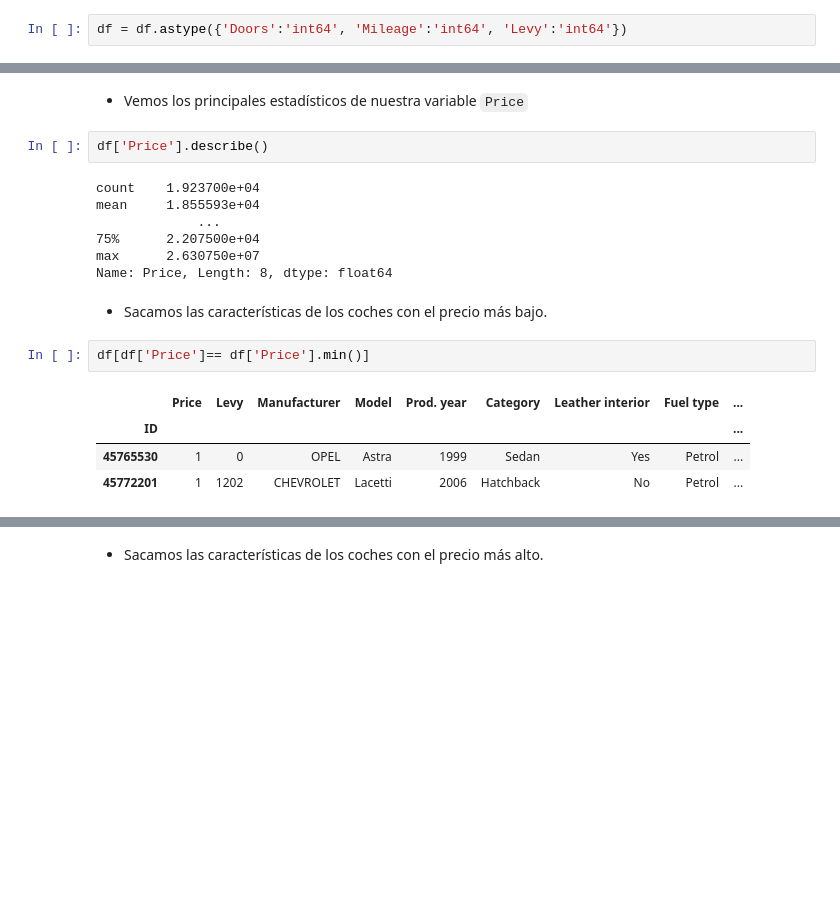
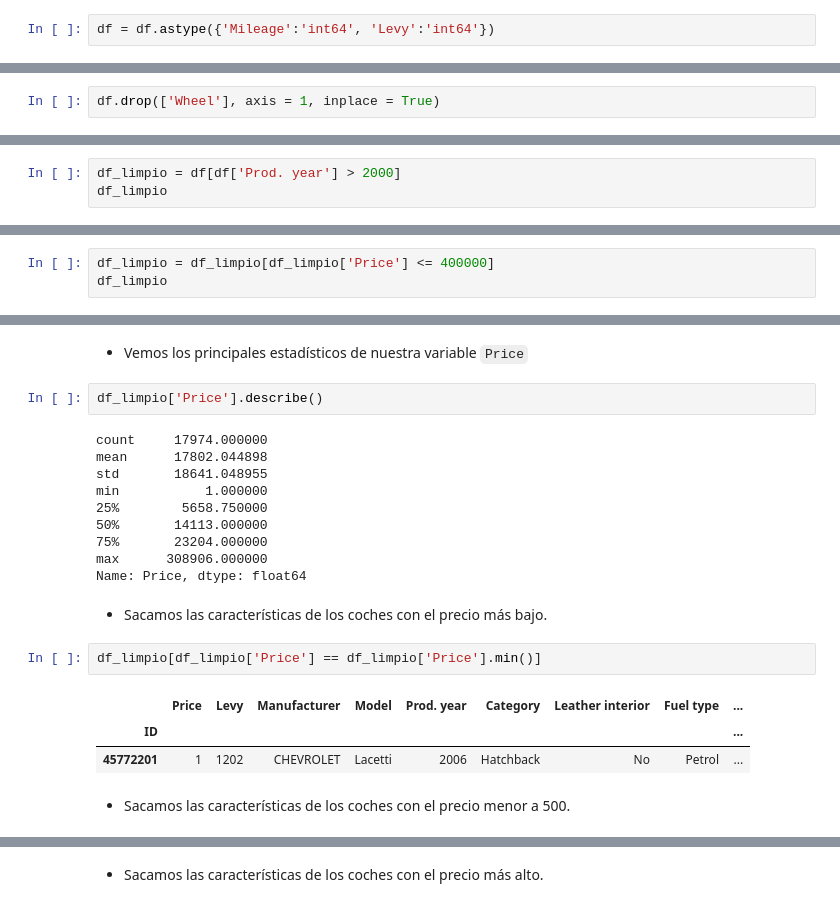
Before and after one commit to Adalab/DA-PROMO-B-MODULO-3-SPRINT-1-ANAIS-ARIANA, a Jupyter notebook: regresion_lineal/regresion_lineal_1.ipynb, the cells around one changed output, grey strips where cells are left out. Saved outputs shown, nothing was run; the diff lists cells and outputs as text; blank space fills up the shorter version.

```diff
--- a/regresion_lineal/regresion_lineal_1.ipynb
+++ b/regresion_lineal/regresion_lineal_1.ipynb
@@ -154,5 +157,5 @@ array(['1399', '1018', '0', '862', '446', '891', '761', '751', '394',
 # %%
-df = df.astype({'Doors':'int64', 'Mileage':'int64', 'Levy':'int64'})
+df = df.astype({'Mileage':'int64', 'Levy':'int64'})
 # %% [markdown]
 - Verificamos que se haya hecho el cambio de tipo de datos correctamente para las columnas 'Doors', 'Milage' y 'Levy'.
 # %%
@@ -178,3 +183,5 @@ memory usage: 2.6+ MB
+# %%
+df.drop(['Wheel'], axis = 1, inplace = True)
 # %% [markdown]
 - Vemos el número de filas y columnas del dataframe
 # %%
@@ -252,0 +276,3 @@ plt.show()
+# %%
+df_limpio = df[df['Prod. year'] > 2000]
+df_limpio
@@ -252,0 +322,3 @@ plt.show()
+# %%
+df_limpio = df_limpio[df_limpio['Price'] <= 400000]
+df_limpio
@@ -259,20 +370,24 @@ Por lo tanto, nuestra variable respuesta será `price` y el resto las predictora
 # %% [markdown]
 - Vemos los principales estadísticos de nuestra variable `Price`
 # %%
-df['Price'].describe()
+df_limpio['Price'].describe()
 # %% [output]
-count    1.923700e+04
-mean     1.855593e+04
-             ...
-75%      2.207500e+04
-max      2.630750e+07
-Name: Price, Length: 8, dtype: float64
+count     17974.000000
+mean      17802.044898
+std       18641.048955
+min           1.000000
+25%        5658.750000
+50%       14113.000000
+75%       23204.000000
+max      308906.000000
+Name: Price, dtype: float64
 # %% [markdown]
 - Sacamos las características de los coches con el precio más bajo.
 # %%
-df[df['Price']== df['Price'].min()]
+df_limpio[df_limpio['Price'] == df_limpio['Price'].min()]
 # %% [output]
 |  | Price | Levy | Manufacturer | Model | Prod. year | Category | Leather interior | Fuel type | ... |
 | ID |  |  |  |  |  |  |  |  | ... |
-| 45765530 | 1 | 0 | OPEL | Astra | 1999 | Sedan | Yes | Petrol | ... |
 | 45772201 | 1 | 1202 | CHEVROLET | Lacetti | 2006 | Hatchback | No | Petrol | ... |
+# %% [markdown]
+- Sacamos las características de los coches con el precio menor a 500.
```
Also changed, not shown: parts of 38 cells of this notebook, 4 other files.
